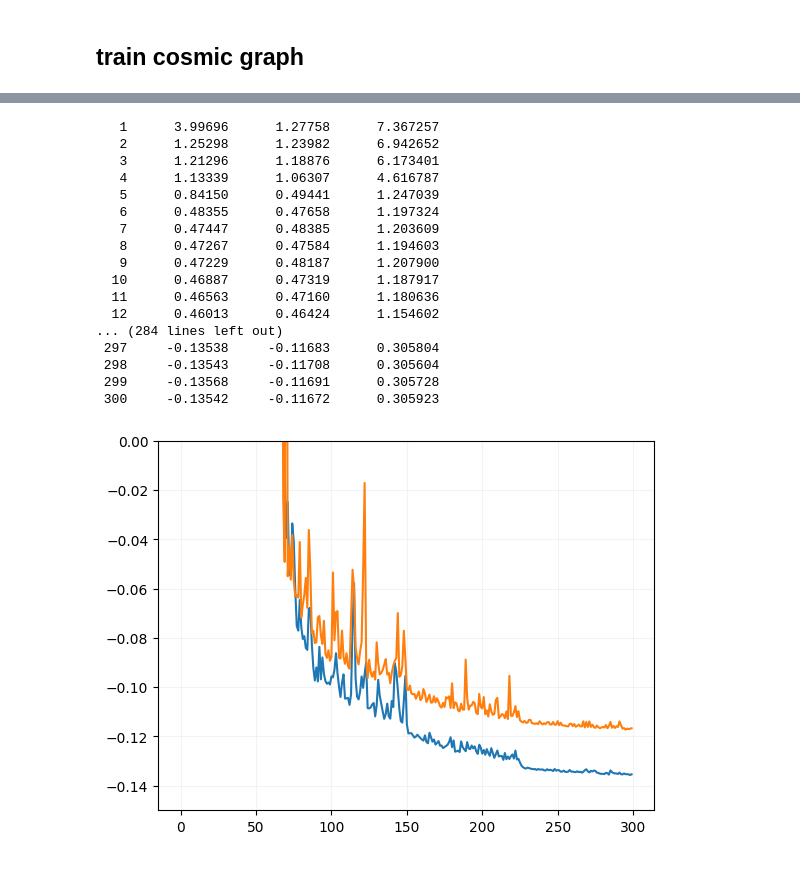
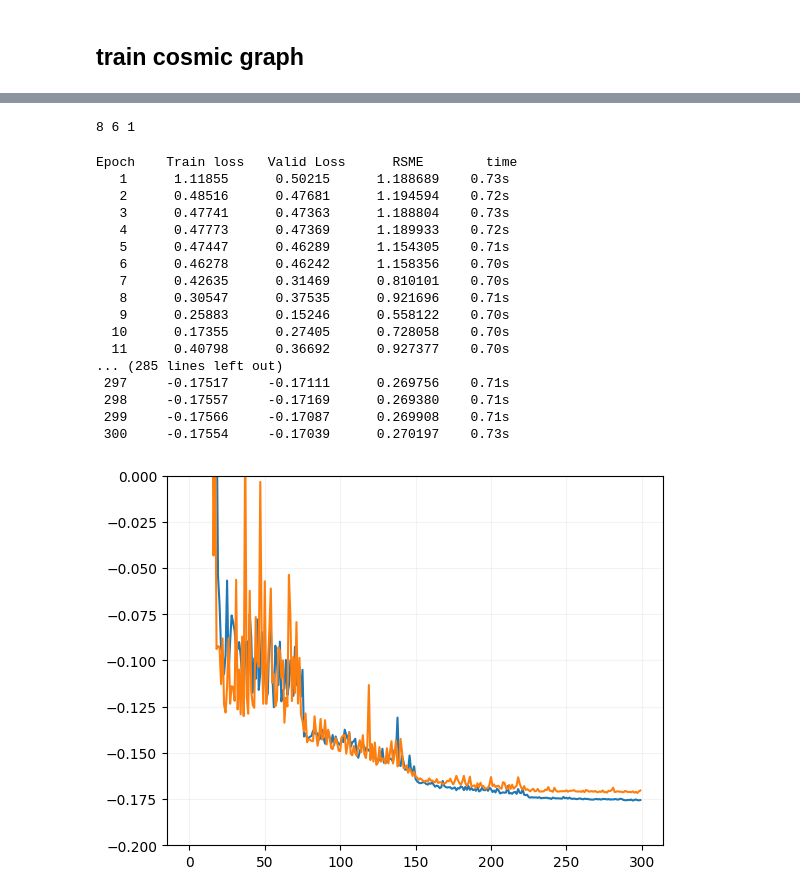
Before and after one commit to jwuphysics/assembly-vs-environment, a Jupyter notebook: notebook/training-point-clouds.ipynb, the cells around one changed output, grey strips where cells are left out. Cells and saved outputs as stored; diff of their text form; code cells hidden in the pictures.

```diff
--- a/notebook/training-point-clouds.ipynb
+++ b/notebook/training-point-clouds.ipynb
@@ -232,17 +219,21 @@ node_features = data.x.shape[1]
 edge_features = data.edge_attr.shape[1]
 out_features = data.y.shape[1]
 
-n_layers = 1
-n_hidden = 64
-n_latent = 16
-n_unshared_layers = 64
+print(node_features, edge_features, out_features)
 
-aggr="multi"
+n_layers = 2
+n_hidden = 32
+n_latent = 8
+n_unshared_layers = 4
+
+aggr="mean"
+# %% [output]
+8 6 1
 # %%
-lr = 3e-3
+lr = 1e-2
 wd = 1e-4
 n_epochs = 300
-num_parts = 36
+num_parts = 64
 # %%
 model = EdgeInteractionGNN(
     node_features=node_features,
@@ -255,7 +246,7 @@ model = EdgeInteractionGNN(
     aggr=(["sum", "max", "mean"] if aggr == "multi" else aggr)
 ).to("cuda")
 # %%
-train_indices, valid_indices = get_train_valid_indices(data, k=7, K=8)
+train_indices, valid_indices = get_train_valid_indices(data, k=8, K=8)
 
 train_data = ClusterData(
     data.subgraph(train_indices),
@@ -286,7 +277,10 @@ optimizer = configure_optimizer(model, lr, wd)
 train_losses = []
 valid_losses = []
 
+print(f"Epoch    Train loss   Valid Loss      RSME        time")
+
 for epoch in range(n_epochs):
+    t0 = time.time()
     if epoch == int(n_epochs * 0.25):
         optimizer = configure_optimizer(model, lr/5, wd)
     elif epoch == (n_epochs * 0.5):
@@ -299,33 +293,34 @@ for epoch in range(n_epochs):
 
     train_losses.append(train_loss)
     valid_losses.append(valid_loss)
+    t1 = time.time()
 
-    print(f"{epoch + 1: >4d}    {train_loss: >9.5f}    {valid_loss: >9.5f}    {np.sqrt(np.mean((p - y.flatten())**2)): >10.6f}")
+    print(f"{epoch + 1: >4d}    {train_loss: >9.5f}    {valid_loss: >9.5f}    {np.sqrt(np.mean((p - y.flatten())**2)): >10.6f}    {t1-t0:.2f}s")
 # %% [output]
-   1      3.99696      1.27758      7.367257
-   2      1.25298      1.23982      6.942652
-   3      1.21296      1.18876      6.173401
-   4      1.13339      1.06307      4.616787
-   5      0.84150      0.49441      1.247039
-   6      0.48355      0.47658      1.197324
-   7      0.47447      0.48385      1.203609
-   8      0.47267      0.47584      1.194603
-   9      0.47229      0.48187      1.207900
-  10      0.46887      0.47319      1.187917
-  11      0.46563      0.47160      1.180636
-  12      0.46013      0.46424      1.154602
-... (284 lines left out)
- 297     -0.13538     -0.11683      0.305804
- 298     -0.13543     -0.11708      0.305604
- 299     -0.13568     -0.11691      0.305728
- 300     -0.13542     -0.11672      0.305923
+Epoch    Train loss   Valid Loss      RSME        time
+   1      1.11855      0.50215      1.188689    0.73s
+   2      0.48516      0.47681      1.194594    0.72s
+   3      0.47741      0.47363      1.188804    0.73s
+   4      0.47773      0.47369      1.189933    0.72s
+   5      0.47447      0.46289      1.154305    0.71s
+   6      0.46278      0.46242      1.158356    0.70s
+   7      0.42635      0.31469      0.810101    0.70s
+   8      0.30547      0.37535      0.921696    0.71s
+   9      0.25883      0.15246      0.558122    0.70s
+  10      0.17355      0.27405      0.728058    0.70s
+  11      0.40798      0.36692      0.927377    0.70s
+... (285 lines left out)
+ 297     -0.17517     -0.17111      0.269756    0.71s
+ 298     -0.17557     -0.17169      0.269380    0.71s
+ 299     -0.17566     -0.17087      0.269908    0.71s
+ 300     -0.17554     -0.17039      0.270197    0.73s
 # %%
 plt.plot(train_losses)
 plt.plot(valid_losses)
-plt.ylim(-0.15, 0)
+plt.ylim(-0.2, 0)
 plt.grid(alpha=0.15)
 # %% [output]
-[figure, old version]
+[figure, new version]
 # %%
 valid_loss, p, y, subhalo_ids, is_central = validate(valid_loader, model, device=device)
 
```
Also changed, not shown: parts of 16 cells of this notebook, 2 other files.
